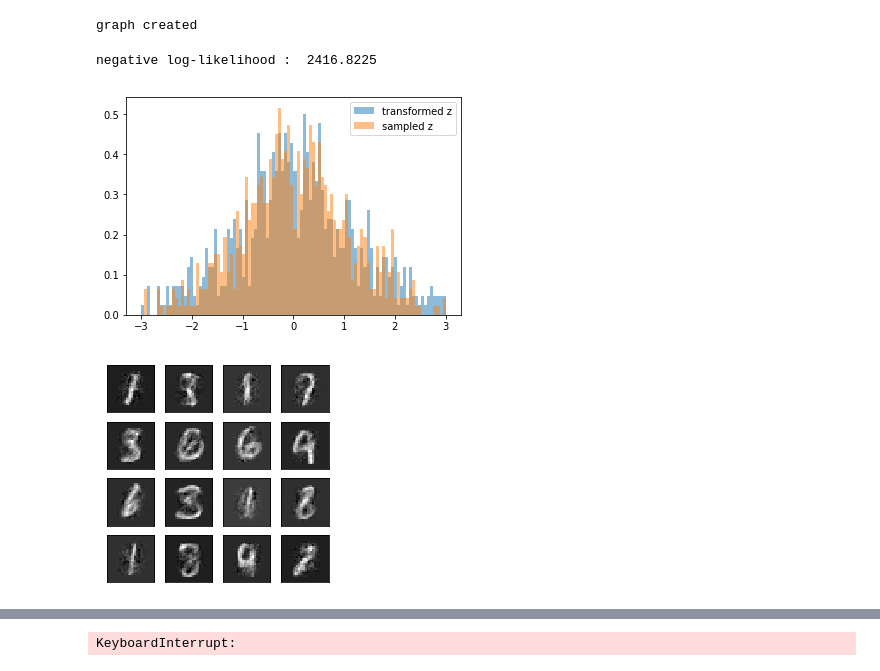
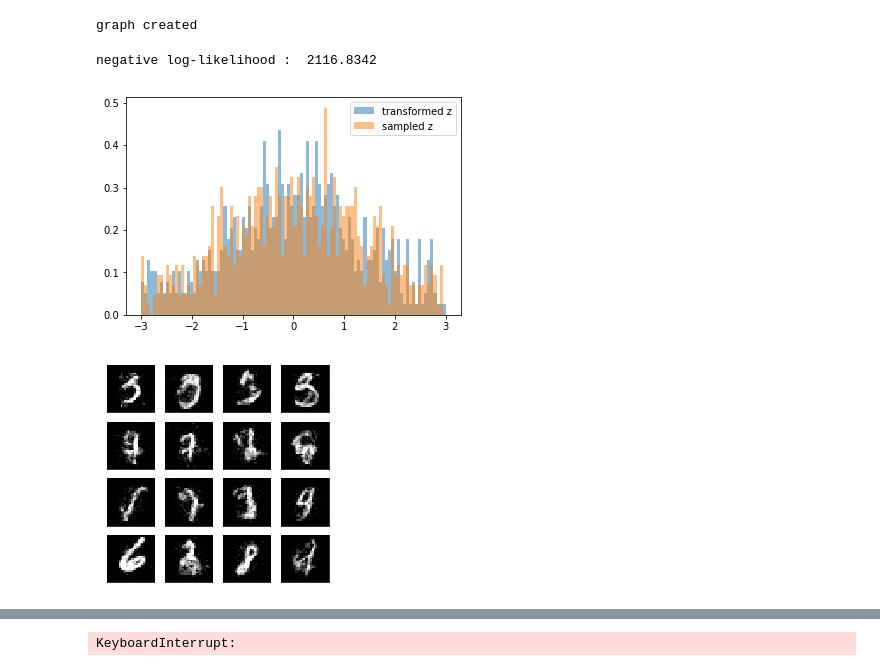
Before and after one commit to scpark20/flow, a Jupyter notebook: NICE.ipynb, the cells around one changed output, grey strips where cells are left out. Drawn from its saved outputs; the diff is of its cells as text; code cells hidden in the pictures.

```diff
--- a/NICE.ipynb
+++ b/NICE.ipynb
@@ -18,6 +18,7 @@ plt.show()
 def non_linear(x, out_dim, h_dim, reuse=False):
 
     with tf.variable_scope('non_linear', reuse=reuse):
+        x = tf.layers.dense(x, h_dim, activation=tf.nn.relu)
         x = tf.layers.dense(x, h_dim, activation=tf.nn.relu)
         x = tf.layers.dense(x, h_dim, activation=tf.nn.relu)
         x = tf.layers.dense(x, h_dim, activation=tf.nn.relu)
@@ -108,12 +109,13 @@ Height = 28
 Width = 28
 Dim = Height * Width
 H_Dim = 1000
-coupling_layers_num = 10
+coupling_layers_num = 5
 GAUSSIAN, LOGISTIC = 0, 1
 prior = LOGISTIC
 
 inputs = tf.placeholder(dtype=tf.float32, shape=[Batch, Height, Width])
-inputs_flattened = tf.layers.flatten(inputs)
+noise = tf.random.normal(shape=tf.shape(inputs), mean=0.0, stddev=1./256.)
+inputs_flattened = tf.layers.flatten(inputs + noise)
 
 coupling_layers = [CouplingLayer('coupling_layer' + str(i), Dim, H_Dim) for i in range(coupling_layers_num)]
 
@@ -152,7 +154,6 @@ for coupling_layer in reversed(coupling_layers):
 
 x_sampled = tf.reshape(h_backward, [16, Height, Width])
 
-
 # optimization
 
 optim = tf.train.AdamOptimizer(1e-3).minimize(loss)
@@ -173,36 +174,37 @@ import time
 
 batch_size = 1000
 
 while(True):
     for _ in tqdm(range(1000)):
         indexes = np.random.randint(0, len(x_train), batch_size)
         _inputs = x_train[indexes]
         _, _loss, _z = sess.run([optim, loss, z], feed_dict={inputs: _inputs})
 
 
     clear_output()
     print('negative log-likelihood : ', -_loss)
 
     _z = _z[-1]
 
-    _z_sampled, _x_sampled = sess.run([z_sampled, x_sampled], feed_dict={temperature: 0.6})
+    _z_sampled, _x_sampled = sess.run([z_sampled, x_sampled], feed_dict={temperature: 1.0})
+    _x_sampled = np.clip(_x_sampled, 0., 1.)
     _z_sampled = _z_sampled[-1]
 
     _, _, _z_handle = plt.hist(_z, bins=100, range=[-3., 3.], density=True, alpha=0.5, label='transformed z')
     _, _, _z_sampled_handle = plt.hist(_z_sampled, bins=100, range=[-3., 3.], density=True, alpha=0.5, label='sampled z')
     plt.legend()
     plt.show()
 
     plt.figure(figsize=[4, 4])
     for i in range(16):
         plt.subplot(4, 4, i+1)
         plt.imshow(_x_sampled[i], cmap='gray')
         plt.xticks([])
         plt.yticks([])
     plt.show()
 # %% [output]
-negative log-likelihood :  2416.8225
+negative log-likelihood :  2116.8342
-[figure, old version]
+[figure, new version]
-[figure, old version]
+[figure, new version]
 [interactive output not drawn]
 KeyboardInterrupt:
```
Also changed, not shown: parts of 1 cell of this notebook.
